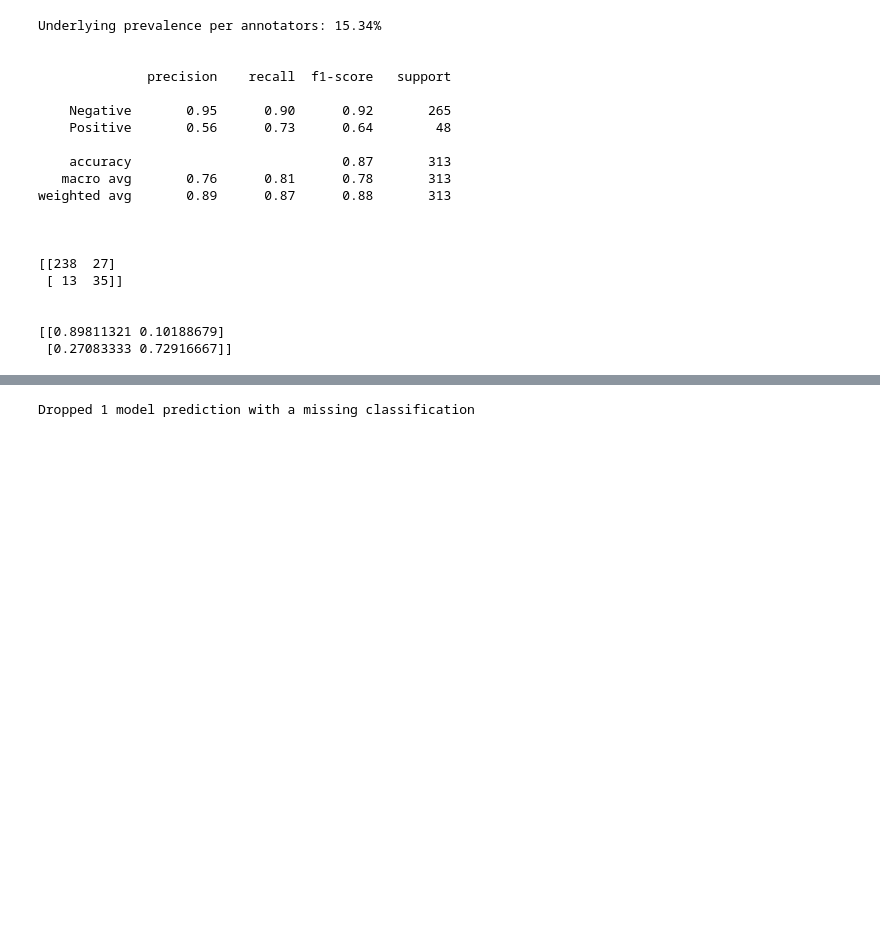
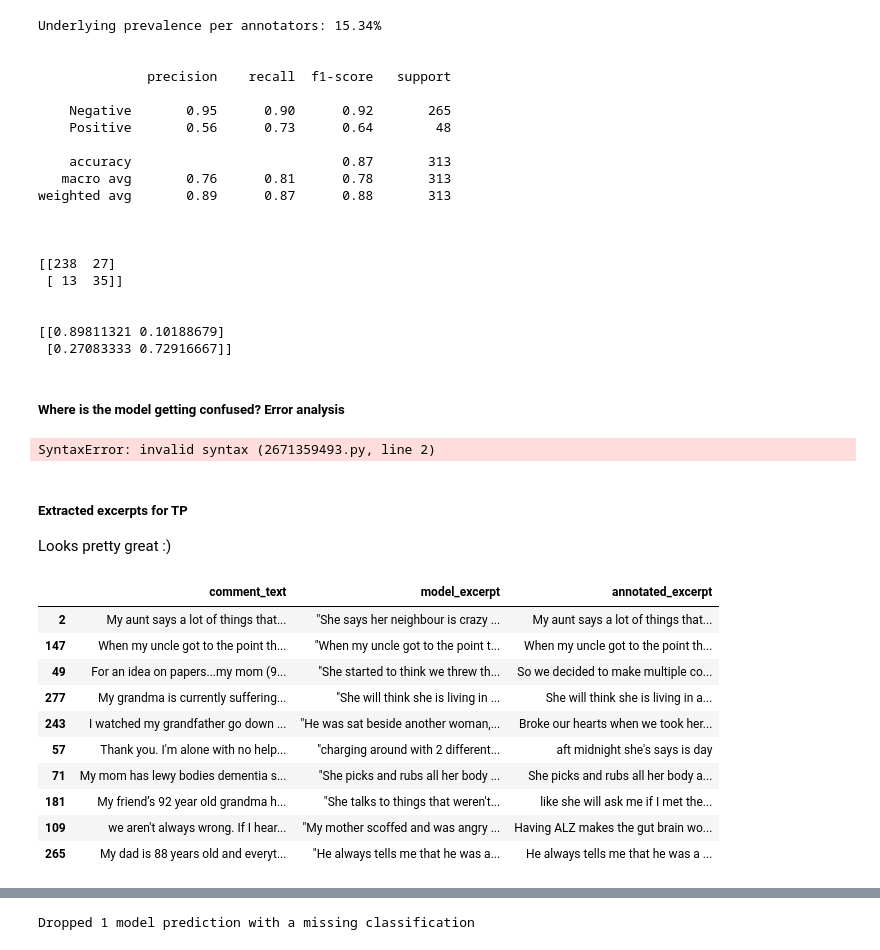
Before and after one commit to dr00b/testing_llm_in_delusion_recognition, a Jupyter notebook: notebooks/compute_results.ipynb, the cells around one changed output, grey strips where cells are left out. Saved outputs shown, nothing was run; the diff lists cells and outputs as text; code cells hidden in the pictures; blank space fills up the shorter version.

Commit message:
Added brief error analysis

```diff
--- a/notebooks/compute_results.ipynb
+++ b/notebooks/compute_results.ipynb
@@ -117,5 +117,30 @@ weighted avg       0.89      0.87      0.88       313
 
 [[0.89811321 0.10188679]
  [0.27083333 0.72916667]]
+# %% [markdown]
+##### Where is the model getting confused? Error analysis
+# %%
+confusion_df_ex_delu_keyword["error_type"] =
+# %% [output]
+SyntaxError: invalid syntax (2671359493.py, line 2)
+# %% [markdown]
+##### Extracted excerpts for TP
+Looks pretty great :)
+# %%
+confusion_df_ex_delu_keyword.loc[
+    (confusion_df_ex_delu_keyword.annotated_class == 1) & (confusion_df_ex_delu_keyword.model_prediction == 1),
+    ["comment_text", "model_excerpt", "annotated_excerpt"]].sample(10)
+# %% [output]
+|  | comment_text | model_excerpt | annotated_excerpt |
+| 2 | My aunt says a lot of things that... | "She says her neighbour is crazy ... | My aunt says a lot of things that... |
+| 147 | When my uncle got to the point th... | "When my uncle got to the point t... | When my uncle got to the point th... |
+| 49 | For an idea on papers...my mom (9... | "She started to think we threw th... | So we decided to make multiple co... |
+| 277 | My grandma is currently suffering... | "She will think she is living in ... | She will think she is living in a... |
+| 243 | I watched my grandfather go down ... | "He was sat beside another woman,... | Broke our hearts when we took her... |
+| 57 | Thank you. I'm alone with no help... | "charging around with 2 different... | aft midnight she's says is day |
+| 71 | My mom has lewy bodies dementia s... | "She picks and rubs all her body ... | She picks and rubs all her body a... |
+| 181 | My friend’s 92 year old grandma h... | "She talks to things that weren't... | like she will ask me if I met the... |
+| 109 | we aren't always wrong. If I hear... | "My mother scoffed and was angry ... | Having ALZ makes the gut brain wo... |
+| 265 | My dad is 88 years old and everyt... | "He always tells me that he was a... | He always tells me that he was a ... |
 # %% [markdown]
 #### 1. What is the level of agreement between annotators and the model?
```
Also changed, not shown: parts of 5 cells of this notebook.
